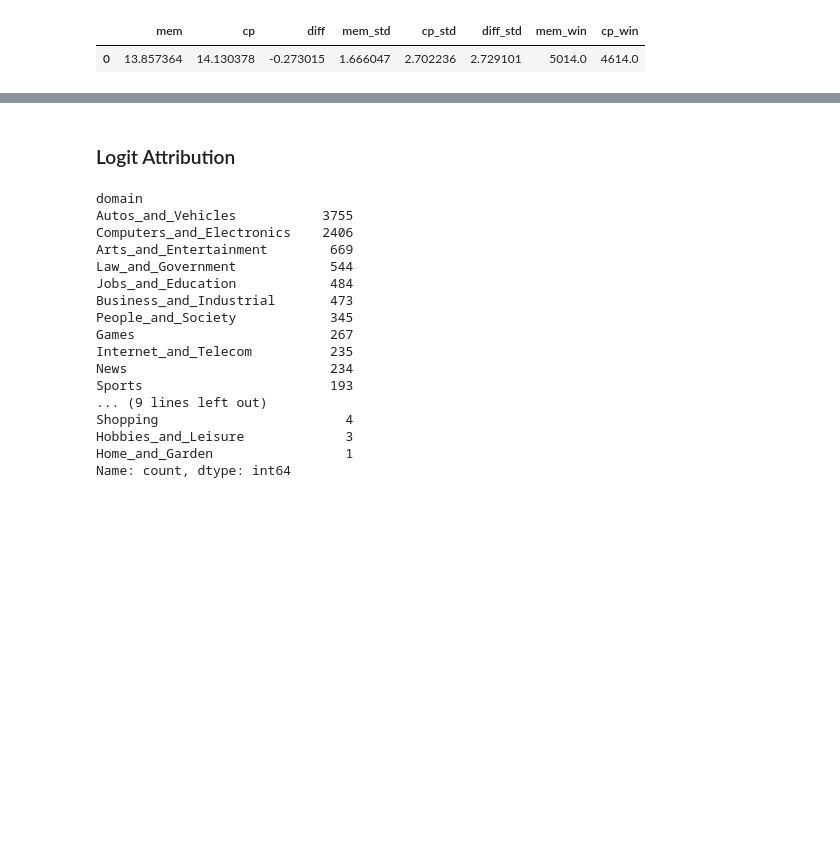
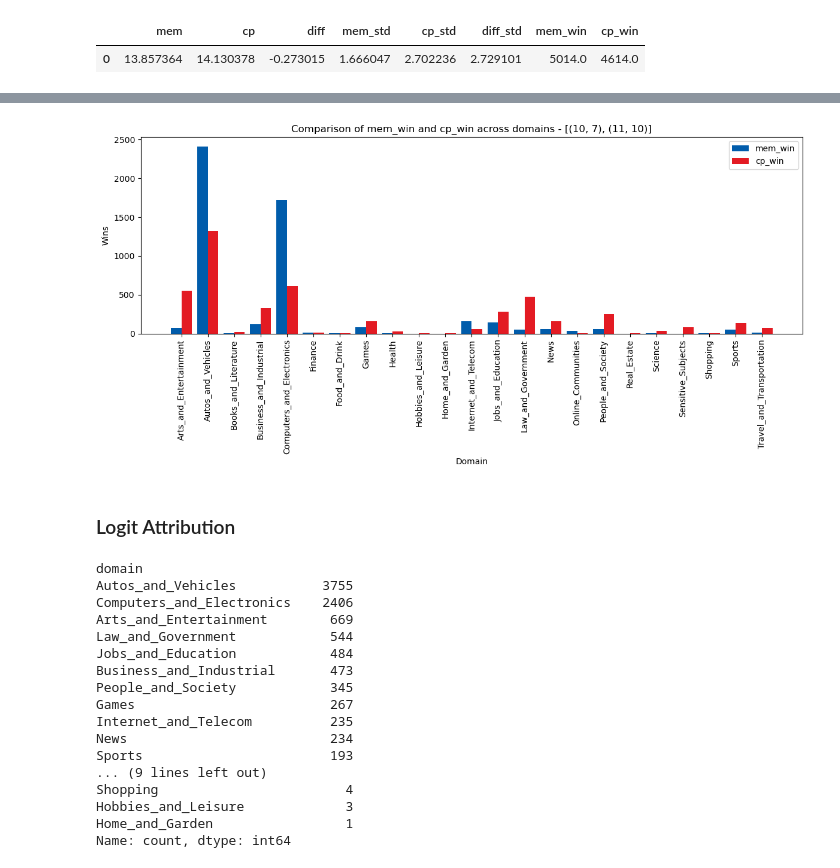
Before and after one commit to asendotsinski/comp-mech-generalizability, a Jupyter notebook: notebooks/domain_extraction.ipynb, the cells around one changed output, grey strips where cells are left out. Drawn from its saved outputs; the diff is of its cells as text; code cells hidden in the pictures; blank space fills up the shorter version.

Commit message:
attention modification domain experimentation

```diff
--- a/notebooks/domain_extraction.ipynb
+++ b/notebooks/domain_extraction.ipynb
@@ -436,0 +460,5 @@ ablator.run()
+# %%
+# ablation at attribute position (Autos_and_Vehicles)
+ablator = Ablator(model=ablation_model, dataset=dataset, experiment="copyVSfactDomain", batch_size=20)
+ablator.set_heads(heads=[(11,2), (11,3)], value=5, position="attribute")
+ablator.run()
@@ -436,0 +468,5 @@ ablator.run()
+# %%
+result = ablator.run()
+# %%
+result["domain"] =  "domain"
+result
@@ -436,0 +490,2 @@ ablator.run()
+# %%
+ablation_model = ModelFactory.create("gpt2")
@@ -437,3 +579,31 @@ ablator.run()
+# %%
+import matplotlib.pyplot as plt
+
+FACTUAL_COLOR = "#005CAB"
+COUNTERFACTUAL_COLOR = "#E31B23"
+
+# Plot settings
+plt.figure(figsize=(12, 6))
+bar_width = 0.4
+x = range(len(ablation_result["domain"]))
+
+# Plotting bars
+plt.bar(x, ablation_result["mem_win"], width=bar_width, label="mem_win", color=FACTUAL_COLOR)
+plt.bar([i + bar_width for i in x], ablation_result["cp_win"], width=bar_width, label="cp_win",
+        color=COUNTERFACTUAL_COLOR)
+
+# Adding labels and title
+plt.xlabel("Domain")
+plt.ylabel("Wins")
+plt.title(f"Comparison of mem_win and cp_win across domains - {ablation_layer_heads}")
+plt.xticks([i + bar_width / 2 for i in x], ablation_result["domain"], rotation=90)
+plt.legend()
+
+# Show plot
+plt.tight_layout()
+plt.show()
+# %% [output]
+[figure, added]
 # %% [markdown]
 ### Logit Attribution
 # %%
```
Also changed, not shown: parts of 20 cells of this notebook, 7 other files.
